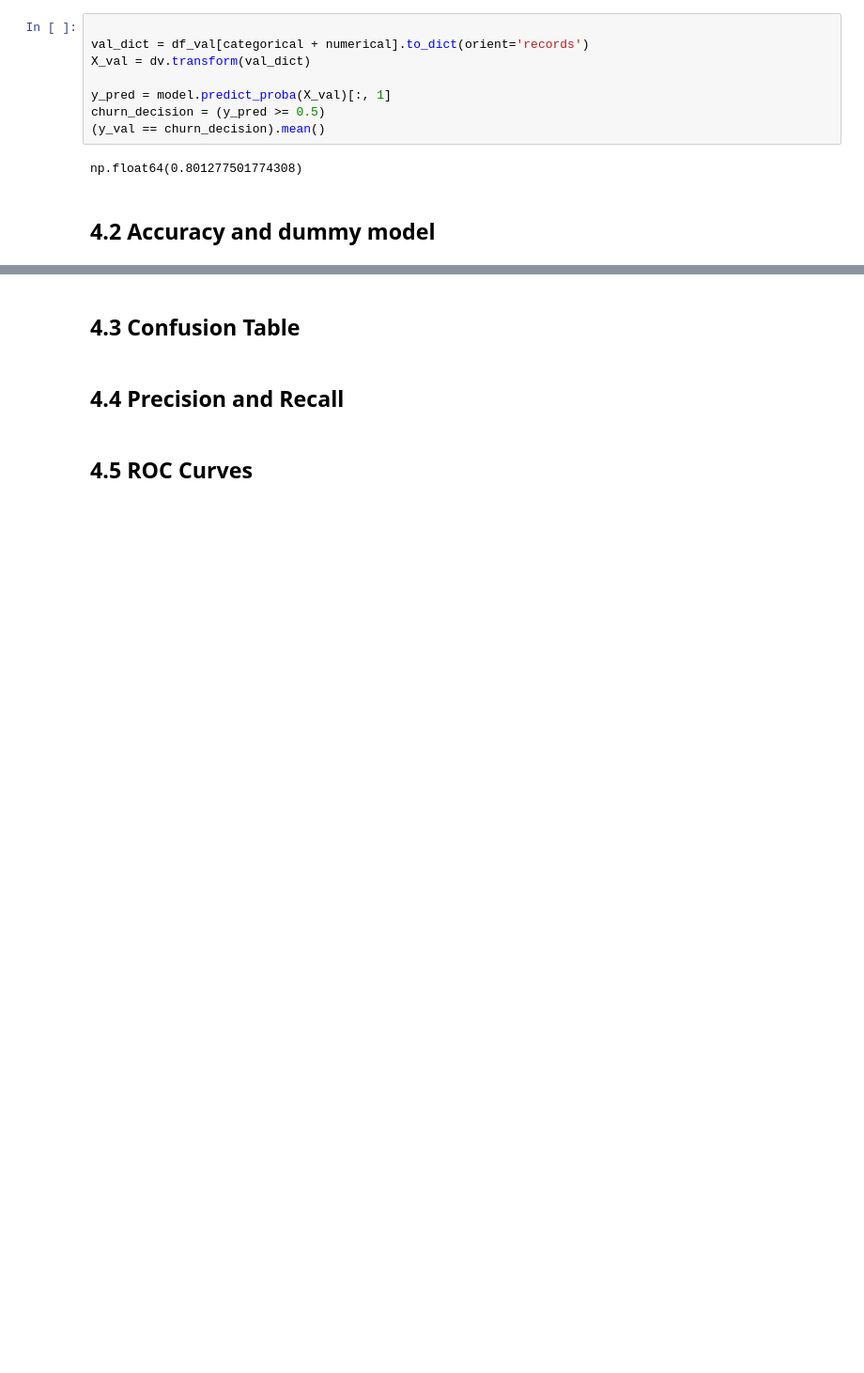
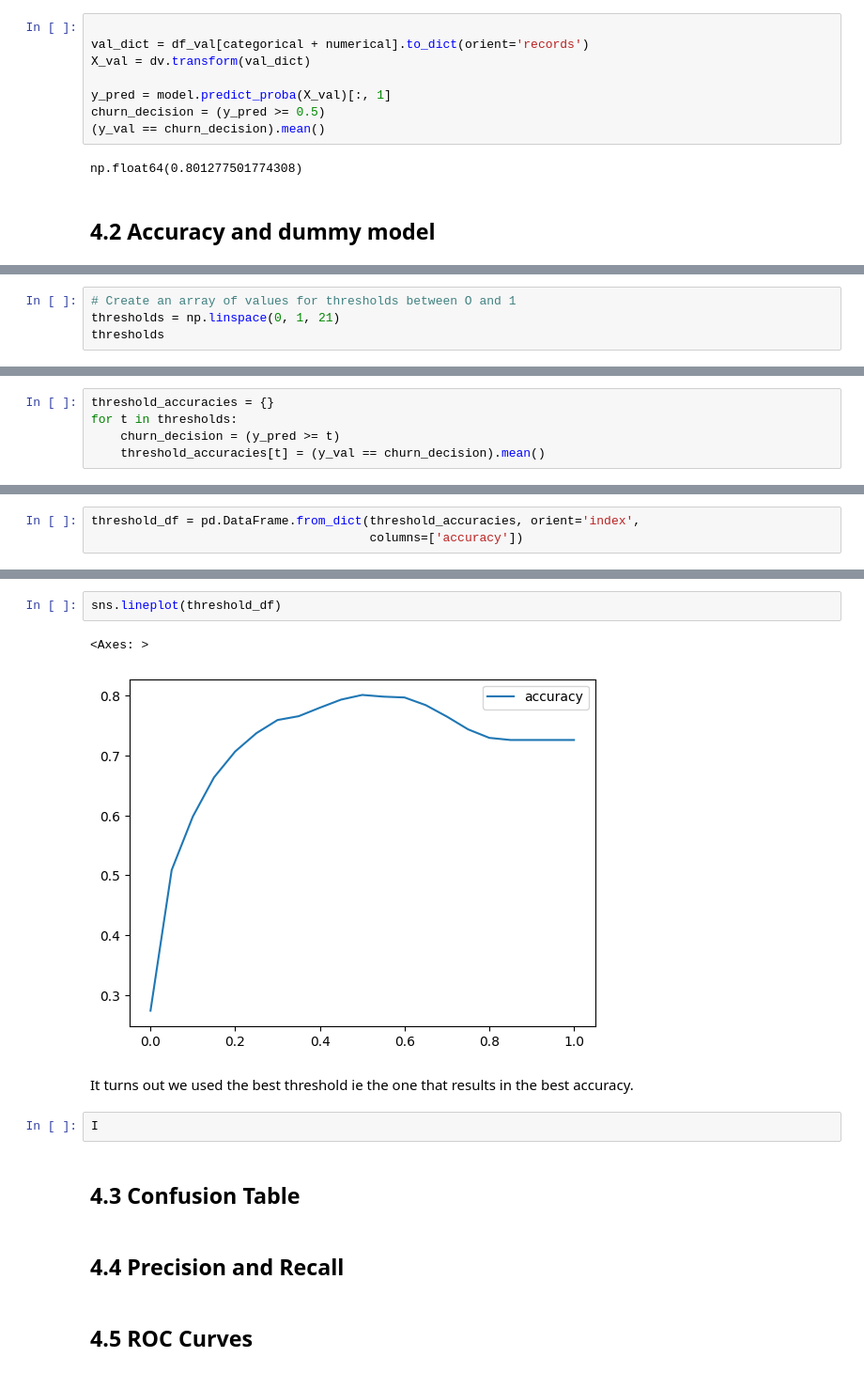
Before and after one commit to ShaniceWilliams/ml-zoomcamp, a Jupyter notebook: 04_Evaluation/4_Evaluation.ipynb, the cells around one changed output, grey strips where cells are left out. Shown at 94% size. Saved outputs shown, nothing was run; the diff lists cells and outputs as text; blank space fills up the shorter version.

Commit message:
Implemented accuracy and tested decision thresholds

```diff
--- a/04_Evaluation/4_Evaluation.ipynb
+++ b/04_Evaluation/4_Evaluation.ipynb
@@ -102,0 +122,4 @@ np.float64(0.801277501774308)
+# %%
+# Create an array of values for thresholds between O and 1
+thresholds = np.linspace(0, 1, 21)
+thresholds
@@ -102,0 +129,5 @@ np.float64(0.801277501774308)
+# %%
+threshold_accuracies = {}
+for t in thresholds:
+    churn_decision = (y_pred >= t)
+    threshold_accuracies[t] = (y_val == churn_decision).mean()
@@ -102,0 +154,3 @@ np.float64(0.801277501774308)
+# %%
+threshold_df = pd.DataFrame.from_dict(threshold_accuracies, orient='index',
+                                      columns=['accuracy'])
@@ -103,3 +177,12 @@ np.float64(0.801277501774308)
+# %%
+sns.lineplot(threshold_df)
+# %% [output]
+<Axes: >
+[figure, added]
+# %% [markdown]
+It turns out we used the best threshold ie the one that results in the best accuracy.
+# %%
+I
 # %% [markdown]
 ## 4.3 Confusion Table
 # %% [markdown]
```
Also changed, not shown: parts of 8 cells of this notebook.
